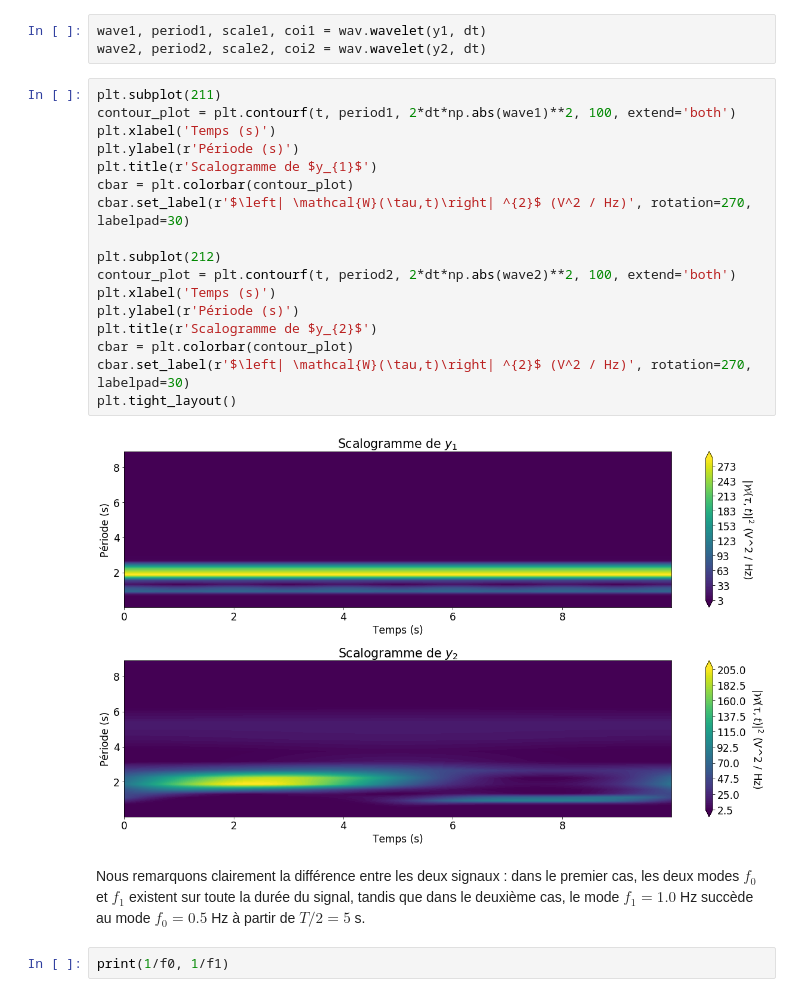
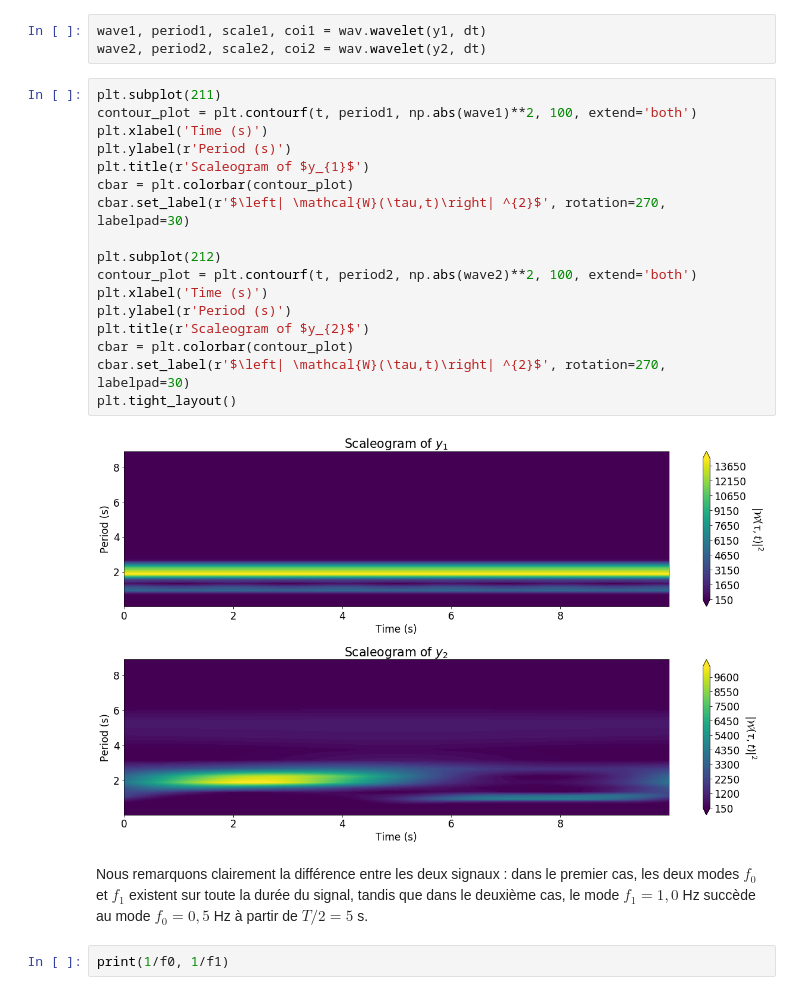
Before and after one commit to gbogopolsky/spectral-analysis-astro, a Jupyter notebook: Rapport.ipynb, the cells around one changed output. Drawn from its saved outputs; the diff is of its cells as text.

```diff
--- a/Rapport.ipynb
+++ b/Rapport.ipynb
@@ -174,25 +178,25 @@ wave1, period1, scale1, coi1 = wav.wavelet(y1, dt)
 wave2, period2, scale2, coi2 = wav.wavelet(y2, dt)
 # %%
 plt.subplot(211)
-contour_plot = plt.contourf(t, period1, 2*dt*np.abs(wave1)**2, 100, extend='both')
-plt.xlabel('Temps (s)')
-plt.ylabel(r'Période (s)')
-plt.title(r'Scalogramme de $y_{1}$')
+contour_plot = plt.contourf(t, period1, np.abs(wave1)**2, 100, extend='both')
+plt.xlabel('Time (s)')
+plt.ylabel(r'Period (s)')
+plt.title(r'Scaleogram of $y_{1}$')
 cbar = plt.colorbar(contour_plot)
-cbar.set_label(r'$\left| \mathcal{W}(\tau,t)\right| ^{2}$ (V^2 / Hz)', rotation=270, labelpad=30)
+cbar.set_label(r'$\left| \mathcal{W}(\tau,t)\right| ^{2}$', rotation=270, labelpad=30)
 
 plt.subplot(212)
-contour_plot = plt.contourf(t, period2, 2*dt*np.abs(wave2)**2, 100, extend='both')
-plt.xlabel('Temps (s)')
-plt.ylabel(r'Période (s)')
-plt.title(r'Scalogramme de $y_{2}$')
+contour_plot = plt.contourf(t, period2, np.abs(wave2)**2, 100, extend='both')
+plt.xlabel('Time (s)')
+plt.ylabel(r'Period (s)')
+plt.title(r'Scaleogram of $y_{2}$')
 cbar = plt.colorbar(contour_plot)
-cbar.set_label(r'$\left| \mathcal{W}(\tau,t)\right| ^{2}$ (V^2 / Hz)', rotation=270, labelpad=30)
+cbar.set_label(r'$\left| \mathcal{W}(\tau,t)\right| ^{2}$', rotation=270, labelpad=30)
 plt.tight_layout()
 # %% [output]
-[figure, old version]
+[figure, new version]
 # %% [markdown]
-Nous remarquons clairement la différence entre les deux signaux : dans le premier cas, les deux modes $f_0$ et $f_1$ existent sur toute la durée du signal, tandis que dans le deuxième cas, le mode $f_1 = 1.0$ Hz succède au mode $f_0 = 0.5$ Hz à partir de $T/2 = 5$ s.
+Nous remarquons clairement la différence entre les deux signaux : dans le premier cas, les deux modes $f_0$ et $f_1$ existent sur toute la durée du signal, tandis que dans le deuxième cas, le mode $f_1 = 1,0$ Hz succède au mode $f_0 = 0,5$ Hz à partir de $T/2 = 5$ s.
 # %%
 print(1/f0, 1/f1)
 # %% [output]
```
Also changed, not shown: parts of 24 cells of this notebook.
